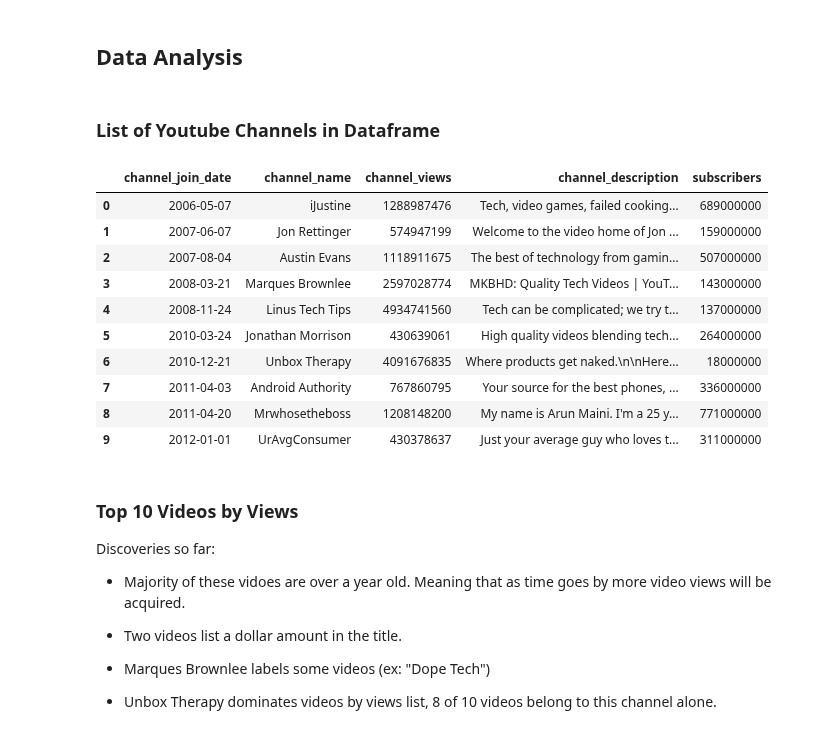
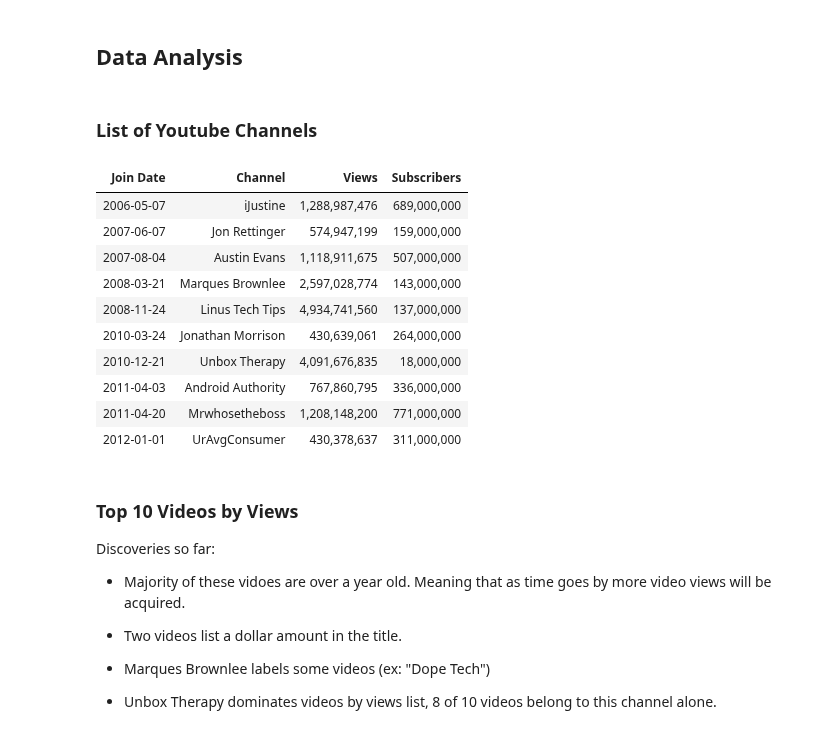
Before and after one commit to drusho/blog, a Jupyter notebook: _notebooks/2021-07-20-webscrapping-youtube.ipynb, the cells around one changed output. Drawn from its saved outputs; the diff is of its cells as text; code cells hidden in the pictures.

```diff
--- a/_notebooks/2021-07-20-webscrapping-youtube.ipynb
+++ b/_notebooks/2021-07-20-webscrapping-youtube.ipynb
@@ -196,23 +235,38 @@ vc_merged.head(2)
 # %% [markdown]
 ## Data Analysis
 # %% [markdown]
-### List of Youtube Channels in Dataframe
+### List of Youtube Channels
-# %%
-#collapse
-# List of Video Channels
-vc_merged.groupby(['channel_join_date','channel_name','channel_views','channel_description'])['subscribers'].max().to_frame().reset_index()
-# %% [output]
-|  | channel_join_date | channel_name | channel_views | channel_description | subscribers |
-| 0 | 2006-05-07 | iJustine | 1288987476 | Tech, video games, failed cooking... | 689000000 |
-| 1 | 2007-06-07 | Jon Rettinger | 574947199 | Welcome to the video home of Jon ... | 159000000 |
-| 2 | 2007-08-04 | Austin Evans | 1118911675 | The best of technology from gamin... | 507000000 |
-| 3 | 2008-03-21 | Marques Brownlee | 2597028774 | MKBHD: Quality Tech Videos | YouT... | 143000000 |
-| 4 | 2008-11-24 | Linus Tech Tips | 4934741560 | Tech can be complicated; we try t... | 137000000 |
-| 5 | 2010-03-24 | Jonathan Morrison | 430639061 | High quality videos blending tech... | 264000000 |
-| 6 | 2010-12-21 | Unbox Therapy | 4091676835 | Where products get naked.\n\nHere... | 18000000 |
-| 7 | 2011-04-03 | Android Authority | 767860795 | Your source for the best phones, ... | 336000000 |
-| 8 | 2011-04-20 | Mrwhosetheboss | 1208148200 | My name is Arun Maini. I'm a 25 y... | 771000000 |
-| 9 | 2012-01-01 | UrAvgConsumer | 430378637 | Just your average guy who loves t... | 311000000 |
+# %%
+#collapse
+# List of Video Channels
+yt_chan = vc_merged.groupby(['channel_join_date','channel_name','channel_views'])['subscribers'].max().to_frame().reset_index()
+
+# rename columns to increase readability
+yt_chan.rename(columns={
+    'channel_name':'Channel',
+    'channel_join_date':'Join Date',
+    'subscribers':'Subscribers',
+    'channel_views':'Views',
+    },inplace=True)
+
+# style dateframe to highlight highest values
+yt_chan.style.format(formatter={'Subscribers': "{:,}",
+                                 'Views': "{:,}",
+                                 'Join Date': "{:%Y-%m-%d}"}).background_gradient(subset=['Views',
+                                                                                          'Subscribers'],
+                                                                                  cmap='Wistia').hide_index()
+# %% [output]
+| Join Date | Channel | Views | Subscribers |
+| 2006-05-07 | iJustine | 1,288,987,476 | 689,000,000 |
+| 2007-06-07 | Jon Rettinger | 574,947,199 | 159,000,000 |
+| 2007-08-04 | Austin Evans | 1,118,911,675 | 507,000,000 |
+| 2008-03-21 | Marques Brownlee | 2,597,028,774 | 143,000,000 |
+| 2008-11-24 | Linus Tech Tips | 4,934,741,560 | 137,000,000 |
+| 2010-03-24 | Jonathan Morrison | 430,639,061 | 264,000,000 |
+| 2010-12-21 | Unbox Therapy | 4,091,676,835 | 18,000,000 |
+| 2011-04-03 | Android Authority | 767,860,795 | 336,000,000 |
+| 2011-04-20 | Mrwhosetheboss | 1,208,148,200 | 771,000,000 |
+| 2012-01-01 | UrAvgConsumer | 430,378,637 | 311,000,000 |
 # %% [markdown]
 ### Top 10 Videos by Views
 
```
Also changed, not shown: parts of 16 cells of this notebook.
